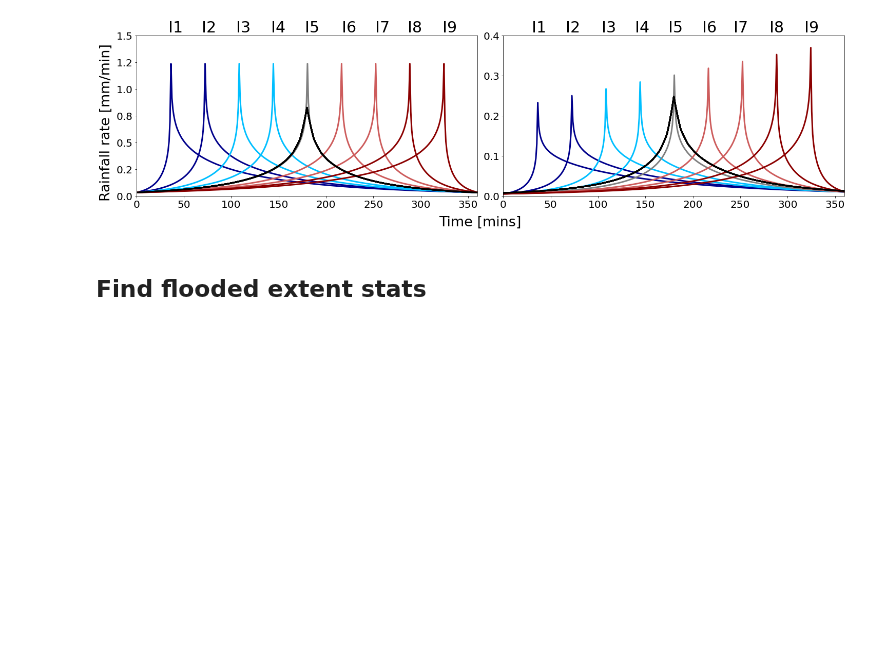
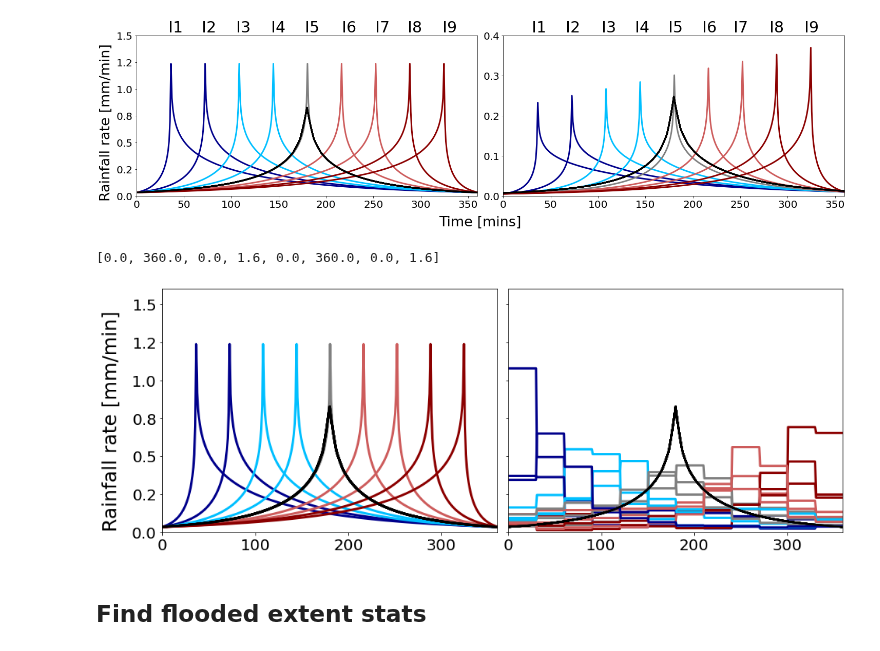
Before and after one commit to masher92/UKCP18, a Jupyter notebook: CatchmentAnalysis/PlotsForPaper/PlotsForPaper.ipynb, the cells around one changed output. Saved outputs shown, nothing was run; the diff lists cells and outputs as text; code cells hidden in the pictures; blank space fills up the shorter version.

```diff
--- a/CatchmentAnalysis/PlotsForPaper/PlotsForPaper.ipynb
+++ b/CatchmentAnalysis/PlotsForPaper/PlotsForPaper.ipynb
@@ -167,52 +164,55 @@ fig.savefig("Figs/Profiles/Idealised_Profiles_{}_pre_and_post_lossremoval.png".f
 # %% [output]
 [figure]
 # %%
-# # Set up colours
-# colors_obs = ["darkblue","indianred","deepskyblue","darkred","darkred","grey","darkred","darkblue","grey","deepskyblue","deepskyblue","indianred","grey","indianred","darkblue"]
-# colors_idealised = ['darkblue']*2 + ['deepskyblue']*2 + ['grey']+ ['indianred']*2+['darkred']*2
-# colors_ls = {'Observed': colors_obs, 'Idealised': colors_idealised}
+# Set up colours
+colors_obs = ["darkblue","indianred","deepskyblue","darkred","darkred","grey","darkred","darkblue","grey","deepskyblue","deepskyblue","indianred","grey","indianred","darkblue"]
+colors_idealised = ['darkblue']*2 + ['deepskyblue']*2 + ['grey']+ ['indianred']*2+['darkred']*2
+colors_ls = {'Observed': colors_obs, 'Idealised': colors_idealised}
 
-# # set up figure instance
-# fig, axs = plt.subplots(ncols = 2, nrows = 1, figsize=(13,5), sharey=True)
+# set up figure instance
+fig, axs = plt.subplots(ncols = 2, nrows = 1, figsize=(13,5), sharey=True)
 
-# for axes_number, method in enumerate(methods_dict['Idealised']):
-#     # Read in data
-#     idealised_profile = pd.read_csv("../CreateSyntheticRainfallEvents/IdealisedProfiles/{}/6hr_100yrRP/PreLossRemoval/{}.csv".format(catchment_name, method), names = ['Time', 'Rainfall'])
-#     axs[0].plot(np.array(range(361))+0.5,idealised_profile['Rainfall'], color=colors_idealised[axes_number], linewidth = 3)
-#     # Add FEh profile
-#     axs[0].plot(range(0,361), feh_profile['100 year design rainfall - FEH 2013 model'][:361], color = 'black', linewidth=3,
-#             linestyle = 'solid')
-#     axs[0].tick_params(axis='both', which='major', labelsize=20)
-#     #axs[0].set_ylim(-0.05,1.35)
-#     axs[0].yaxis.set_major_formatter(FormatStrFormatter('%.1f'))
+for axes_number, method in enumerate(methods_dict['Idealised']):
+    # Read in data
+    idealised_profile = pd.read_csv("../CreateSyntheticRainfallEvents/IdealisedProfiles/{}/6hr_100yrRP/PreLossRemoval/{}.csv".format(catchment_name, method), names = ['Time', 'Rainfall'])
+    axs[0].plot(np.array(range(361))+0.5,idealised_profile['Rainfall'], color=colors_idealised[axes_number], linewidth = 3)
+    # Add FEh profile
+    axs[0].plot(range(0,361), feh_profile['100 year design rainfall - FEH 2013 model'][:361], color = 'black', linewidth=3,
+            linestyle = 'solid')
+    axs[0].tick_params(axis='both', which='major', labelsize=20)
+    #axs[0].set_ylim(-0.05,1.35)
+    axs[0].yaxis.set_major_formatter(FormatStrFormatter('%.1f'))
 
-# for cluster_number in range(1,16):
-#     # Read in pre and post loss removal data
-#     observed_profile = pd.read_csv('../CreateSyntheticRainfallEvents/ObservedProfiles/{}/6hr_100yrRP/PreLossRemoval/cluster{}.csv'.format(catchment_name, cluster_number), names = ['Time', 'Rainfall'])
-# #     test = pd.DataFrame({'Rainfall':observed_profile['Rainfall'].unique(), 'Minute' : list(range(1,361,30))})
-#     axs[1].plot(observed_profile['Time'],observed_profile['Rainfall'], color=colors_obs[cluster_number-1], linewidth = 3)
-#     #axs[1].set_ylim(-0.05,1.35)
-#     axs[1].tick_params(axis='both', which='major', labelsize=20)
+for cluster_number in range(1,16):
+    # Read in pre and post loss removal data
+    observed_profile = pd.read_csv('../CreateSyntheticRainfallEvents/ObservedProfiles/{}/6hr_100yrRP/PreLossRemoval/cluster{}.csv'.format(catchment_name, cluster_number), names = ['Time', 'Rainfall'])
+#     test = pd.DataFrame({'Rainfall':observed_profile['Rainfall'].unique(), 'Minute' : list(range(1,361,30))})
+    axs[1].plot(observed_profile['Time'],observed_profile['Rainfall'], color=colors_obs[cluster_number-1], linewidth = 3)
+    #axs[1].set_ylim(-0.05,1.35)
+    axs[1].tick_params(axis='both', which='major', labelsize=20)
 
-#     # loop through tickers and axes
-#     axs[1].plot(range(0,361), feh_profile['100 year design rainfall - FEH 2013 model'][:361], color = 'black', linewidth=2.5, linestyle = 'solid')
+    # loop through tickers and axes
+    axs[1].plot(range(0,361), feh_profile['100 year design rainfall - FEH 2013 model'][:361], color = 'black', linewidth=2.5, linestyle = 'solid')
 
-# # fig.text(0.5, -0.05, 'Time [mins]', ha='center', fontsize = 25)
-# fig.text(-0.03, 0.5, 'Rainfall rate [mm/min]', va='center', rotation='vertical', fontsize = 25)
+# fig.text(0.5, -0.05, 'Time [mins]', ha='center', fontsize = 25)
+fig.text(-0.03, 0.5, 'Rainfall rate [mm/min]', va='center', rotation='vertical', fontsize = 25)
 
-# fig.tight_layout()
+fig.tight_layout()
 
-# custom_xlim = (0, 360)
-# custom_ylim = (-0, 1.6)
+custom_xlim = (0, 360)
+custom_ylim = (-0, 1.6)
 
-# # Setting the values for all axes.
-# plt.setp(axs, xlim=custom_xlim, ylim=custom_ylim)
-# # axs.axis('off')
+# Setting the values for all axes.
+plt.setp(axs, xlim=custom_xlim, ylim=custom_ylim)
+# axs.axis('off')
 
-# ##############
-# # Save figure
-# ##############
+##############
+# Save figure
+##############
 # fig.savefig("Figs/Profiles/Idealised_Observed_Profiles_{}_prelossremoval.png".format(catchment_name),bbox_inches='tight')
+# %% [output]
+[0.0, 360.0, 0.0, 1.6, 0.0, 360.0, 0.0, 1.6]
+[figure, added]
 # %% [markdown]
 ## Find flooded extent stats
 # %%
```
Also changed, not shown: parts of 11 cells of this notebook, 44 other files.
